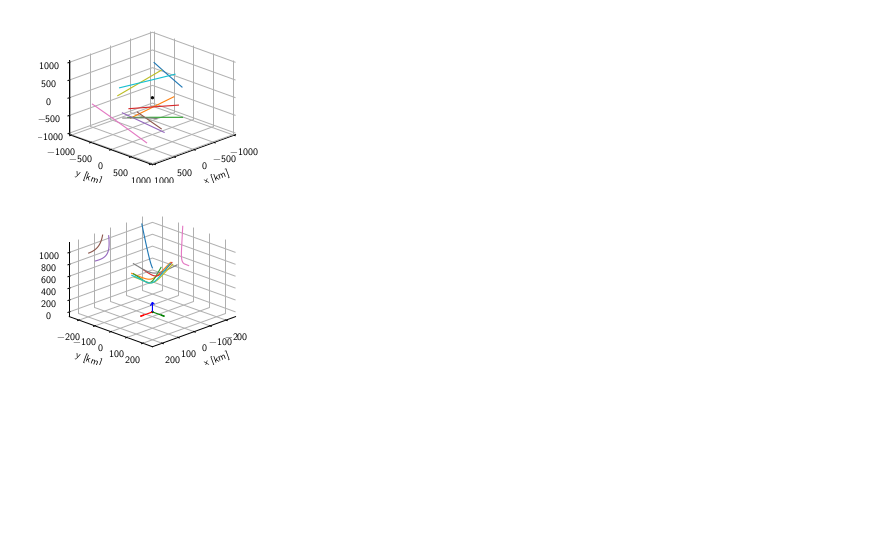
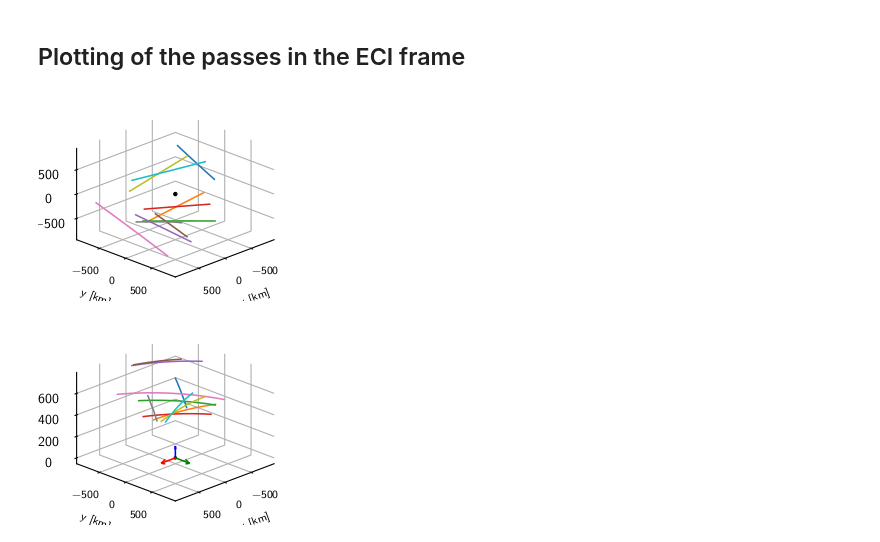
Before and after one commit to Josvth/hermes-optimization, a Jupyter notebook: quaternion_transformation.ipynb, the cells around one changed output. Drawn from its saved outputs; the diff is of its cells as text; code cells hidden in the pictures; blank space fills up the shorter version.

```diff
--- a/quaternion_transformation.ipynb
+++ b/quaternion_transformation.ipynb
@@ -1,4 +1,7 @@
 # %%
+from PlotUtil import apply_report_formatting
+%matplotlib qt
+
 import pandas as pd
 import numpy as np
 
@@ -9,40 +12,45 @@ matplotlib.rcParams.update({
     "pgf.texsystem": "xelatex",
     'font.family': 'sans-serif',
     'text.usetex': False,
-    'pgf.rcfonts': False
+    'pgf.rcfonts': False,
+    'font.size': 10
 })
+# %% [markdown]
+## Plotting of the passes in the ECI frame
 # %%
 passes_df = pd.read_pickle('Telesat_0_7day.pkl')
 
 N_passes = 10
 passes_df = passes_df[0:N_passes]
 
 fig = plt.figure(figsize=(3.2, 2.4))
 ax = fig.add_subplot(111, projection='3d', proj_type = 'ortho')
 
 for n in range(N_passes):
     pass_df = passes_df.iloc[n]
     r_ab = (pass_df.rr_a - pass_df.rr_b)/1000
     x, y, z = r_ab[:,0], r_ab[:,1], r_ab[:,2]
     line, = ax.plot(x, y, z, linewidth=1.125)
 
 ax.scatter(0, 0, 0, s=20, c='#000000', marker='.', )
 
 ax.set_xlabel('x [km]')
 ax.set_ylabel('y [km]')
 ax.set_zlabel('z [km]')
 ax.xaxis.set_pane_color((1.0, 1.0, 1.0, 0.0))
 ax.yaxis.set_pane_color((1.0, 1.0, 1.0, 0.0))
 ax.zaxis.set_pane_color((1.0, 1.0, 1.0, 0.0))
-ax.set_xlim((-1000, 1000))
-ax.set_ylim((-1000, 1000))
-ax.set_zlim((-1000, 1000))
+ax.set_xlim(np.array([-1, 1]) * 900)
+ax.set_ylim(np.array([-1, 1]) * 900)
+ax.set_zlim(np.array([-1, 1]) * 900)
 ax.view_init(30, 45)
 
 plt.grid()
-plt.tight_layout()
+#plt.tight_layout()
+plt.subplots_adjust(bottom=0.1)
+apply_report_formatting()
 plt.savefig('D:/git/thesis_report_ae/figures/passes_irf.pgf')
 
 fig
 # %% [output]
-[figure, old version]
+[figure, new version]
@@ -89,9 +141,9 @@ ax.set_zlabel('z [km]')
 ax.xaxis.set_pane_color((1.0, 1.0, 1.0, 0.0))
 ax.yaxis.set_pane_color((1.0, 1.0, 1.0, 0.0))
 ax.zaxis.set_pane_color((1.0, 1.0, 1.0, 0.0))
-ax.set_xlim(np.array([-1, 1]) * 250)
-ax.set_ylim(np.array([-1, 1]) * 250)
-# ax.set_zlim((-100, 100))
+ax.set_xlim(np.array([-1, 1]) * 900)
+ax.set_ylim(np.array([-1, 1]) * 900)
+# # ax.set_zlim((-100, 100))
 ax.view_init(30, 45)
 
 per = 0.3
@@ -106,9 +158,10 @@ ax.quiver(0,0,0, 0,0,w, length=1, normalize=False, linewidth=1.125, color = 'b')
 ax.scatter(0, 0, 0, s=10, c='#000000', marker='.', )
 
 plt.grid()
-plt.tight_layout()
+plt.subplots_adjust(bottom=0.1)
+apply_report_formatting()
 plt.savefig('D:/git/thesis_report_ae/figures/passes_scf.pgf')
 
 fig
 # %% [output]
-[figure, old version]
+[figure, new version]
```
Also changed, not shown: parts of 6 cells of this notebook, 12 other files.
